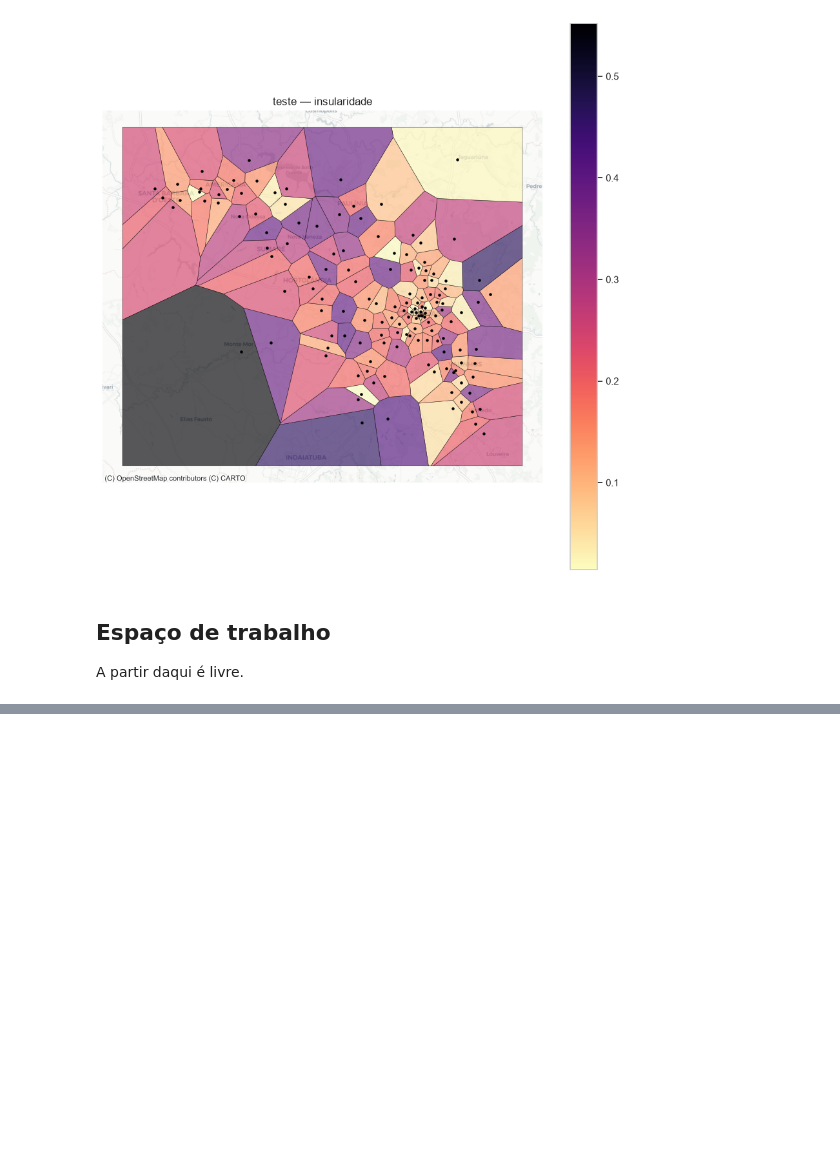
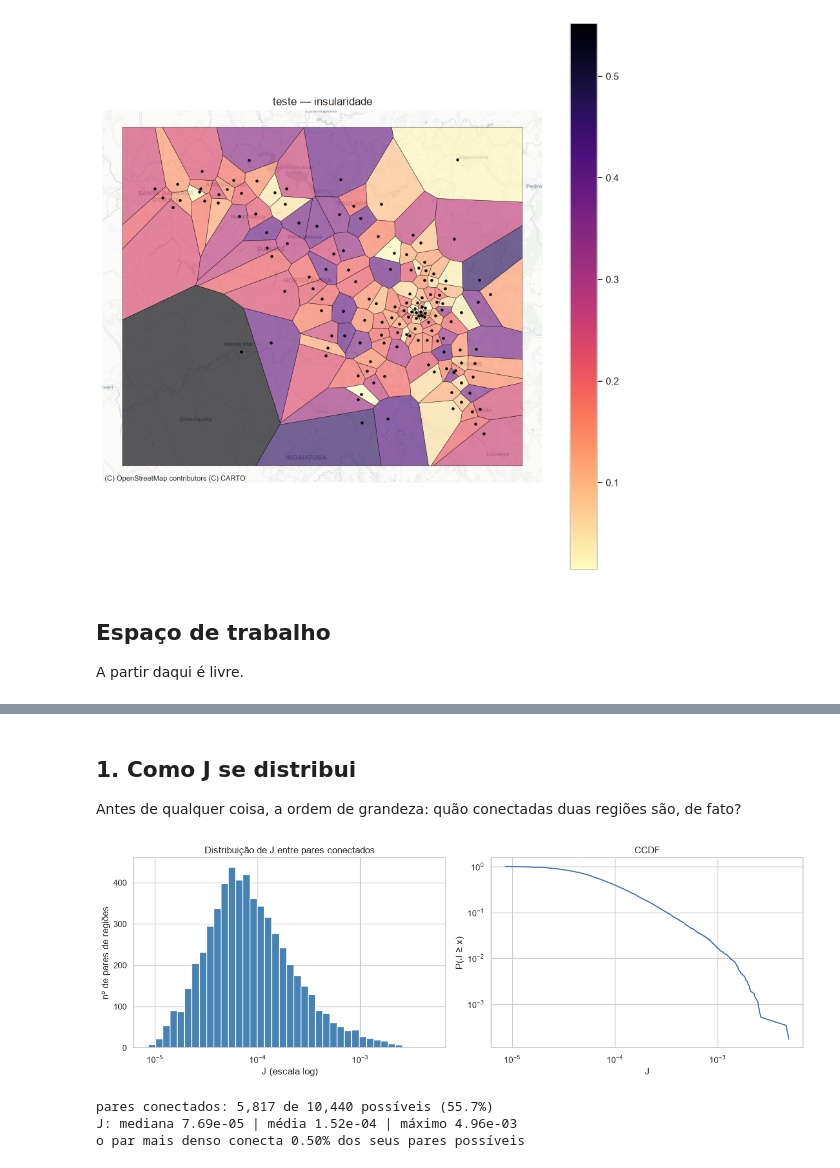
Before and after one commit to pedroazara/campinas-telecom-network, a Jupyter notebook: notebooks/5-exploracao.ipynb, the cells around one changed output, grey strips where cells are left out. Drawn from its saved outputs; the diff is of its cells as text; code cells hidden in the pictures; blank space fills up the shorter version.

```diff
--- a/notebooks/5-exploracao.ipynb
+++ b/notebooks/5-exploracao.ipynb
@@ -96,0 +107,13 @@ nodes.head()
+# %%
+from networkx.algorithms.community import louvain_communities
+
+comunidades = louvain_communities(G, weight="weight", seed=42)
+macro = pd.Series({a: i for i, c in enumerate(comunidades) for a in c}, name="macro_region")
+nodes["macro_region"] = nodes["antenna_id"].map(macro)
+
+# ordem das antenas: agrupadas por macro-região
+ordem = nodes.sort_values(["macro_region", "antenna_id"])["antenna_id"].to_numpy()
+cortes = np.cumsum(nodes["macro_region"].value_counts().sort_index().to_numpy())[:-1]
+
+nodes.groupby("macro_region").agg(antenas=("antenna_id", "size"),
+                                  moradores=("n_users", "sum"))
@@ -96,0 +128,29 @@ nodes.head()
+# %% [markdown]
+## 1. Como J se distribui
+
+Antes de qualquer coisa, a ordem de grandeza: quão conectadas duas regiões são, de fato?
+# %%
+Jz = antenna.build_contact_matrix(edges_antenna, nodes, diagonal="zero").J
+vals = Jz.to_numpy()[np.triu_indices(len(Jz), k=1)]
+pos = vals[vals > 0]
+
+fig, axes = plt.subplots(1, 2, figsize=(13, 4.5))
+axes[0].hist(pos, bins=np.logspace(np.log10(pos.min()), np.log10(pos.max()), 40), color="steelblue")
+axes[0].set_xscale("log")
+axes[0].set_xlabel("J (escala log)"); axes[0].set_ylabel("nº de pares de regiões")
+axes[0].set_title("Distribuição de J entre pares conectados")
+
+x = np.sort(pos)[::-1]
+axes[1].loglog(x, np.arange(1, len(x) + 1) / len(x), "-")
+axes[1].set_xlabel("J"); axes[1].set_ylabel("P(J ≥ x)")
+axes[1].set_title("CCDF")
+plt.tight_layout(); plt.show()
+
+print(f"pares conectados: {len(pos):,} de {len(vals):,} possíveis ({len(pos)/len(vals):.1%})")
+print(f"J: mediana {np.median(pos):.2e} | média {pos.mean():.2e} | máximo {pos.max():.2e}")
+print(f"o par mais denso conecta {pos.max():.2%} dos seus pares possíveis")
+# %% [output]
+[figure, added]
+pares conectados: 5,817 de 10,440 possíveis (55.7%)
+J: mediana 7.69e-05 | média 1.52e-04 | máximo 4.96e-03
+o par mais denso conecta 0.50% dos seus pares possíveis
```
Also changed, not shown: parts of 14 cells of this notebook.
